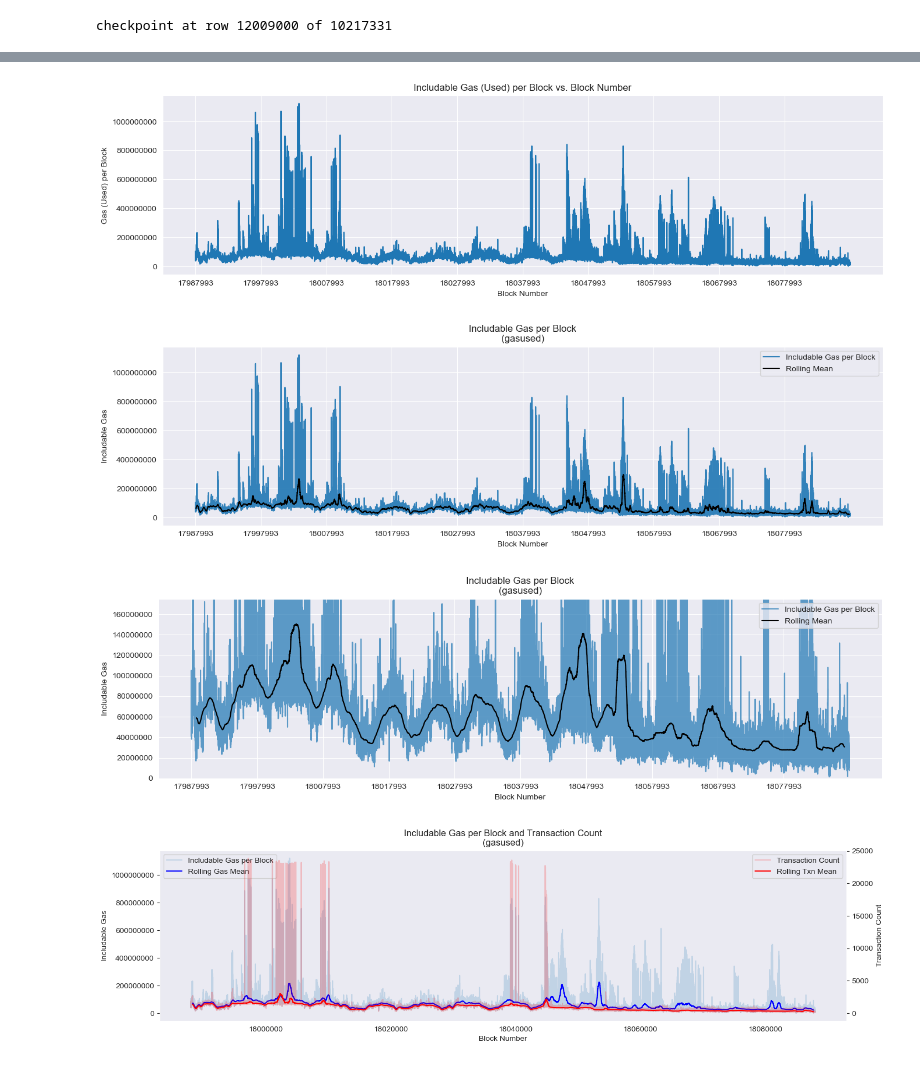
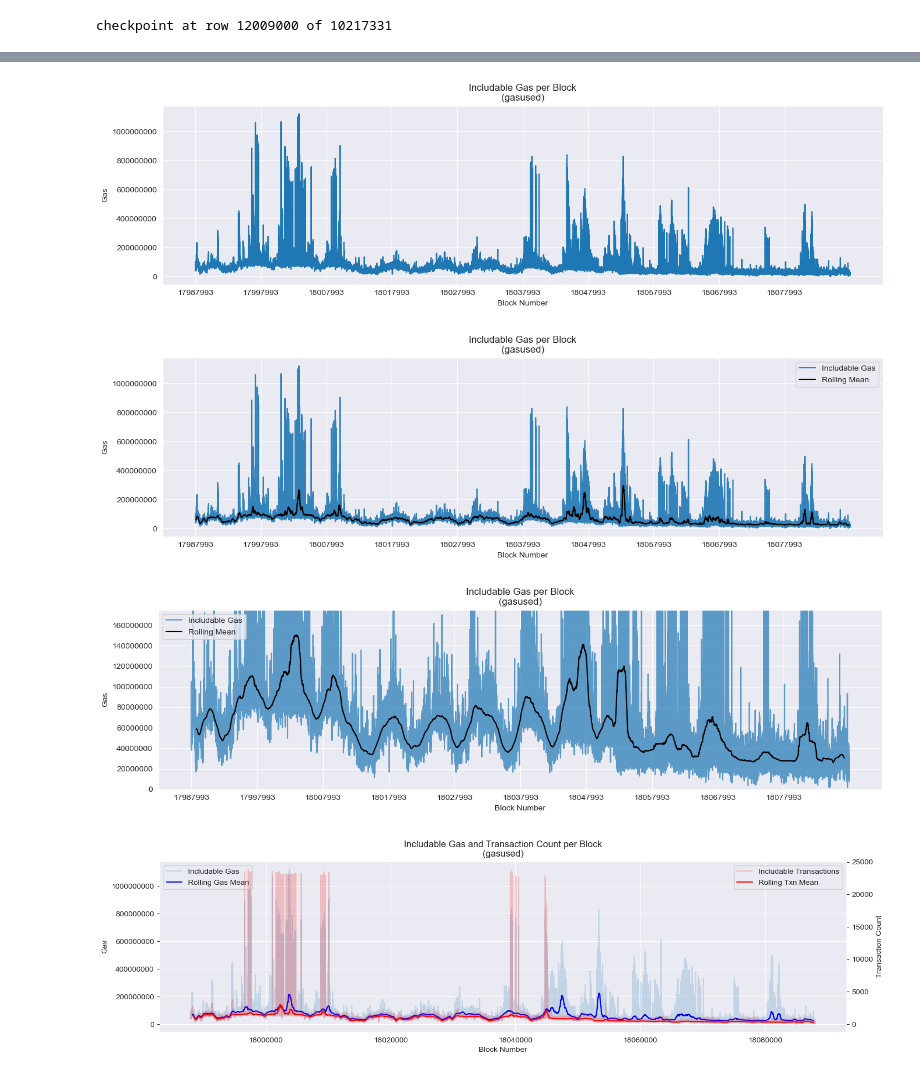
Before and after one commit to krzhang/camcos, a Jupyter notebook: CAMCOS_2023F/Data_Exploration/available_gas/includable_gas_master.ipynb, the cells around one changed output, grey strips where cells are left out. Cells and saved outputs as stored; diff of their text form; code cells hidden in the pictures.

```diff
--- a/CAMCOS_2023F/Data_Exploration/available_gas/includable_gas_master.ipynb
+++ b/CAMCOS_2023F/Data_Exploration/available_gas/includable_gas_master.ipynb
@@ -138,0 +139,20 @@ plt.show()
+# %%
+# Calculate the rolling mean
+includable_df['Rolling Mean'] = includable_df['GPB'].rolling(window=600, center=True).mean()
+
+sns.set_style('darkgrid')
+plt.figure(figsize=(16, 4))
+
+plt.plot(includable_df['Block'], includable_df['GPB'], label='Includable Gas', alpha = 0.9)
+plt.plot(includable_df['Block'], includable_df['Rolling Mean'], label='Rolling Mean', color='black')
+
+plt.title('Includable Gas per Block\n(gas)')
+plt.xlabel('Block Number')
+plt.ylabel('Gas')
+
+plt.xticks(np.arange(curblocknumber[0], curblocknumber[-1], 10000))
+plt.ticklabel_format(style='plain')
+
+plt.legend()
+
+plt.show()
@@ -139,18 +161,18 @@ plt.show()
 # %%
 # plot gpb vs curblocknumber
 sns.set_style('darkgrid')
 plt.figure(figsize=(16, 4))
 plt.plot(curblocknumber, gupb)
-plt.title('Includable Gas (Used) per Block vs. Block Number')
+plt.title('Includable Gas per Block\n(gasused)')
 plt.xlabel('Block Number')
-plt.ylabel('Gas (Used) per Block')
+plt.ylabel('Gas')
 
 # use plain text for y axis
 plt.xticks(np.arange(curblocknumber[0], curblocknumber[-1], 10000))
 plt.ticklabel_format(style='plain')
 plt.show()
 # %% [output]
-[figure, old version]
+[figure, new version]
 # %%
 # Calculate the rolling mean
 includable_df['Rolling Mean'] = includable_df['GUPB'].rolling(window=200, center=True).mean()
@@ -158,12 +180,12 @@ includable_df['Rolling Mean'] = includable_df['GUPB'].rolling(window=200, center
 sns.set_style('darkgrid')
 plt.figure(figsize=(16, 4))
 
-plt.plot(includable_df['Block'], includable_df['GUPB'], label='Includable Gas per Block', alpha = 0.9)
+plt.plot(includable_df['Block'], includable_df['GUPB'], label='Includable Gas', alpha = 0.9)
 plt.plot(includable_df['Block'], includable_df['Rolling Mean'], label='Rolling Mean', color='black')
 
 plt.title('Includable Gas per Block\n(gasused)')
 plt.xlabel('Block Number')
-plt.ylabel('Includable Gas')
+plt.ylabel('Gas')
 
 plt.xticks(np.arange(curblocknumber[0], curblocknumber[-1], 10000))
 plt.ticklabel_format(style='plain')
@@ -172,7 +194,7 @@ plt.legend()
 
 plt.show()
 # %% [output]
-[figure, old version]
+[figure, new version]
 # %%
 #ZOOM!
 
@@ -182,12 +204,12 @@ sns.set_style('darkgrid')
 plt.figure(figsize=(16, 4))
 
 
-plt.plot(includable_df['Block'], includable_df['GUPB'], label='Includable Gas per Block', alpha=0.7)
+plt.plot(includable_df['Block'], includable_df['GUPB'], label='Includable Gas', alpha=0.7)
 plt.plot(includable_df['Block'], includable_df['Rolling Mean'], label='Rolling Mean', color='black')
 
 plt.title('Includable Gas per Block\n(gasused)')
 plt.xlabel('Block Number')
-plt.ylabel('Includable Gas')
+plt.ylabel('Gas')
 
 plt.xticks(np.arange(curblocknumber[0], curblocknumber[-1], 10000))
 plt.ticklabel_format(style='plain')
@@ -198,7 +220,7 @@ plt.legend()
 
 plt.show()
 # %% [output]
-[figure, old version]
+[figure, new version]
 # %%
 includable_df['Rolling Mean'] = includable_df['GUPB'].rolling(window=500, center=True).mean()
 
@@ -206,17 +228,16 @@ fig, ax1 = plt.subplots(figsize=(16, 4))
 
 sns.set_style('darkgrid', {'axes.grid': False})
 
-ax1.plot(includable_df['Block'], includable_df['GUPB'], label='Includable Gas per Block', alpha = 0.2)
+ax1.plot(includable_df['Block'], includable_df['GUPB'], label='Includable Gas', alpha = 0.2)
 ax1.plot(includable_df['Block'], includable_df['Rolling Mean'], label='Rolling Gas Mean', color='blue')
 
-ax1.set_title('Includable Gas per Block and Transaction Count\n(gasused)')
+ax1.set_title('Includable Gas and Transaction Count per Block\n(gasused)')
 ax1.set_xlabel('Block Number')
-ax1.set_ylabel('Includable Gas')
+ax1.set_ylabel('Gas')
 
 ax1.ticklabel_format(style='plain')
 
 ax1.legend(loc='upper left')
-
 
 
 # Plot the 'Txn Count' on the second y-axis
@@ -224,7 +245,7 @@ ax2 = ax1.twinx()
 
 includable_df['Rolling Mean txns'] = includable_df['TXNS'].rolling(window=500, center=True).mean()
 
-ax2.plot(includable_df['Block'], includable_df['TXNS'], label='Transaction Count', color='red', alpha=0.2)
+ax2.plot(includable_df['Block'], includable_df['TXNS'], label='Includable Transactions', color='red', alpha=0.2)
 ax2.plot(includable_df['Block'], includable_df['Rolling Mean txns'], label='Rolling Txn Mean', color='red')
 
 ax2.set_ylabel('Transaction Count')
@@ -232,4 +253,4 @@ ax2.legend(loc='upper right')
 
 plt.show()
 # %% [output]
-[figure, old version]
+[figure, new version]
```
Also changed, not shown: parts of 2 cells of this notebook.
